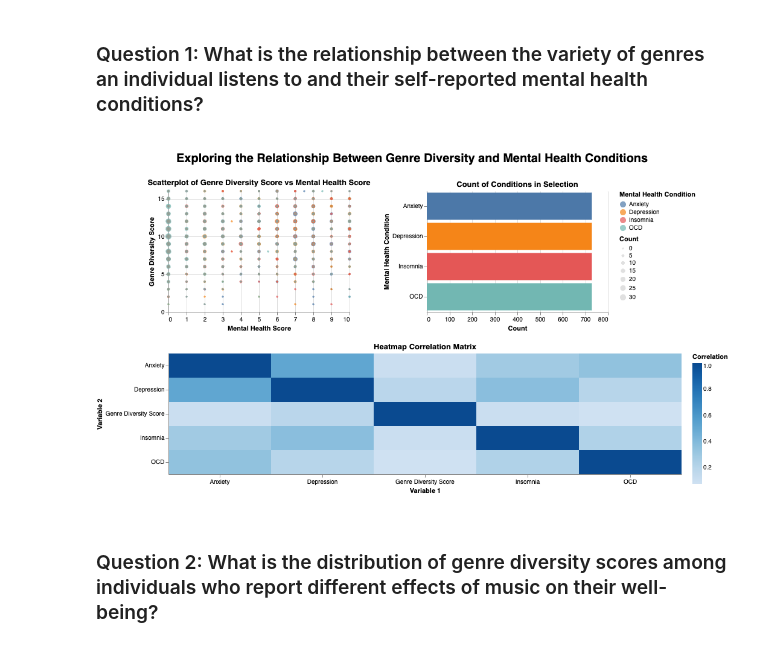
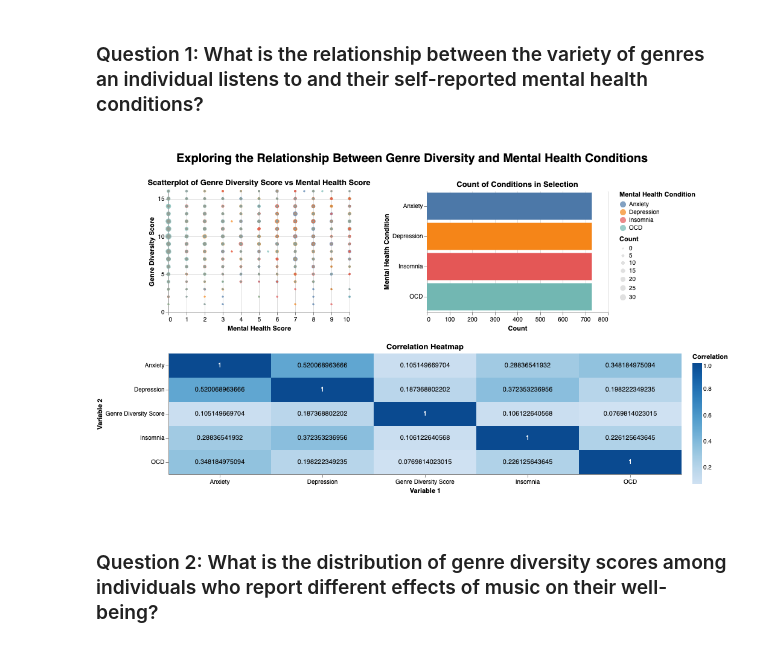
Before and after one commit to ubc-dsci320-2024w2/project-team_fabfour, a Jupyter notebook: ungraded/Judy_Charts.ipynb, the cells around one changed output. Saved outputs shown, nothing was run; the diff lists cells and outputs as text; code cells hidden in the pictures.

Commit message:
update charts

```diff
--- a/ungraded/Judy_Charts.ipynb
+++ b/ungraded/Judy_Charts.ipynb
@@ -83,36 +83,49 @@ condition_counts = condition_counts.transform_filter(heatmap_selection)
 
 
 correlation_chart = alt.Chart(correlation_matrix).mark_rect().encode(
     x=alt.X('Variable 1:N',axis=alt.Axis(labelAngle=0)),
     y='Variable 2:N',
     color=alt.Color('Correlation:Q', scale=alt.Scale(scheme='blues'), title="Correlation"),
-    tooltip=['Variable 1:N', 'Variable 2:N', 'Correlation:Q']
+
 ).add_params(heatmap_selection).properties(
-    width=850, height=200, title="Heatmap Correlation Matrix"
+    width=850, height=200, title="Correlation Heatmap"
+)
+# Add correlation values as text labels
+correlation_text = alt.Chart(correlation_matrix).mark_text(baseline='middle').encode(
+    x=alt.X('Variable 1:N', axis=alt.Axis(labelAngle=0)),
+    y='Variable 2:N',
+    text='Correlation:Q',
+    color=alt.condition(
+        alt.datum.Correlation == 1,
+        alt.value('#fefefe'),
+        alt.value('#0a0a0a')
+    )
 )
 
+# Combine the heatmap and the text labels
+correlation_chart_with_text = correlation_chart + correlation_text
 
 chart_1 = alt.vconcat(
     alt.hconcat(points, condition_counts),
-    correlation_chart
+    correlation_chart_with_text
 ).properties(
     title={
         "text": "Exploring the Relationship Between Genre Diversity and Mental Health Conditions",
         "fontSize": 20,
         "fontWeight": "bold",
         "anchor": "middle",
         "dy": -20
     },
     padding={"top": 24, "bottom": 24}
 ).resolve_scale(
     color='independent'
 ).resolve_legend(
     size='independent'
 ).configure_view(
     stroke=None
 )
 chart_1
 # %% [output]
-[figure, old version]
+[figure, new version]
 # %% [markdown]
 ### Question 2: What is the distribution of genre diversity scores among individuals who report different effects of music on their well-being?
```
Also changed, not shown: parts of 3 cells of this notebook.
